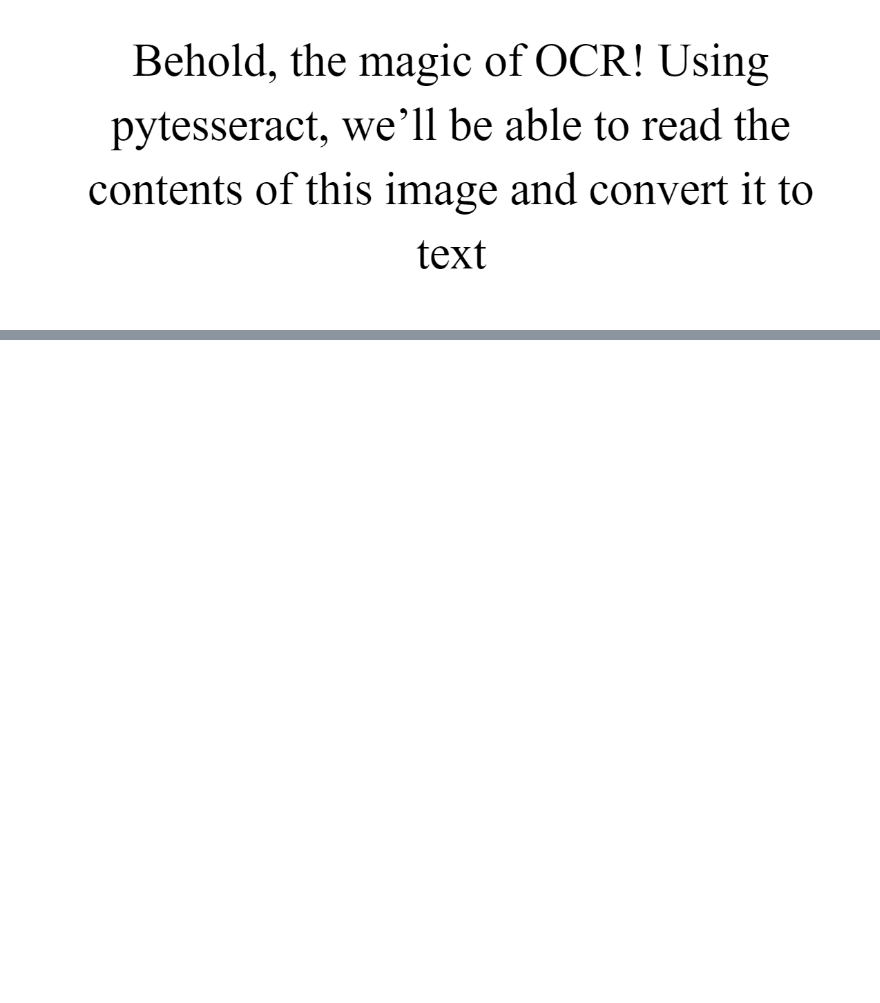
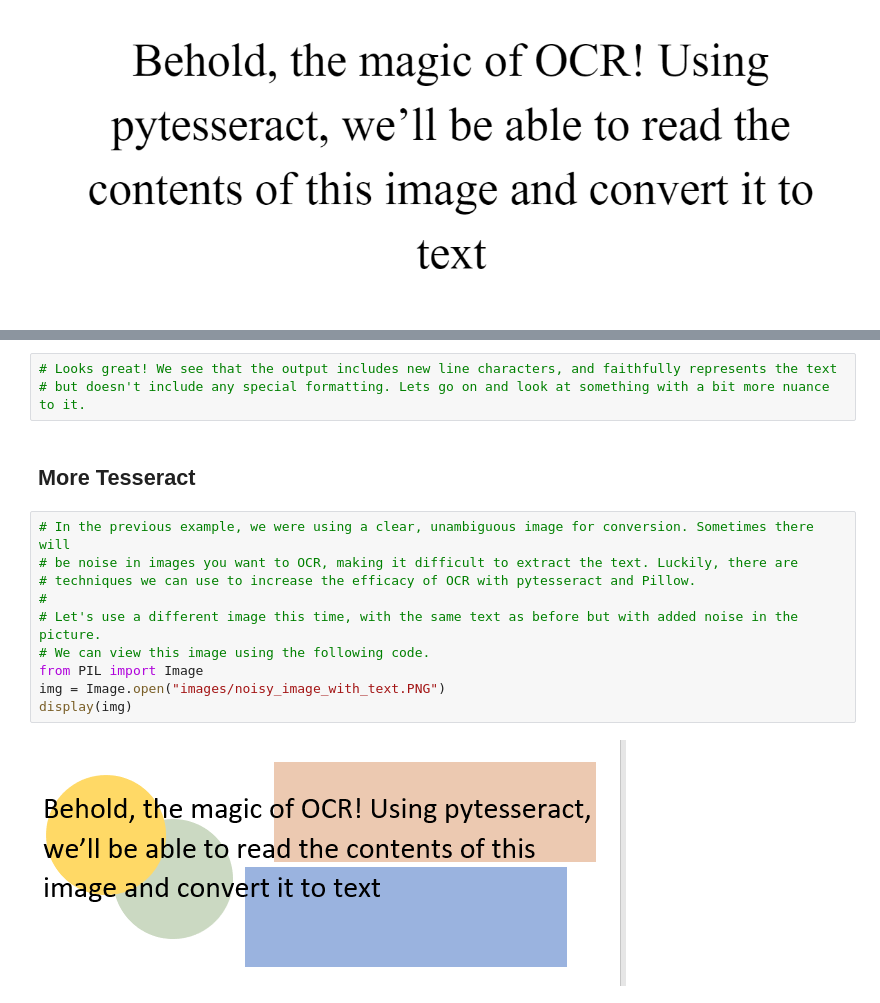
Before and after one commit to nikohunt/michigan-vision-project, a Jupyter notebook: tesseract_tutorial.ipynb, the cells around one changed output, grey strips where cells are left out. Drawn from its saved outputs; the diff is of its cells as text; blank space fills up the shorter version.

Commit message:
Add tesseract tutorial ipython notebook

```diff
--- a/tesseract_tutorial.ipynb
+++ b/tesseract_tutorial.ipynb
@@ -19,0 +175,17 @@ ModuleNotFoundError: No module named 'pytesseract'
+# %%
+# Looks great! We see that the output includes new line characters, and faithfully represents the text
+# but doesn't include any special formatting. Lets go on and look at something with a bit more nuance to it.
+# %% [markdown]
+## More Tesseract
+# %%
+# In the previous example, we were using a clear, unambiguous image for conversion. Sometimes there will
+# be noise in images you want to OCR, making it difficult to extract the text. Luckily, there are
+# techniques we can use to increase the efficacy of OCR with pytesseract and Pillow.
+#
+# Let's use a different image this time, with the same text as before but with added noise in the picture.
+# We can view this image using the following code.
+from PIL import Image
+img = Image.open("images/noisy_image_with_text.PNG")
+display(img)
+# %% [output]
+[figure, added]
```
Also changed, not shown: parts of 28 cells of this notebook.
